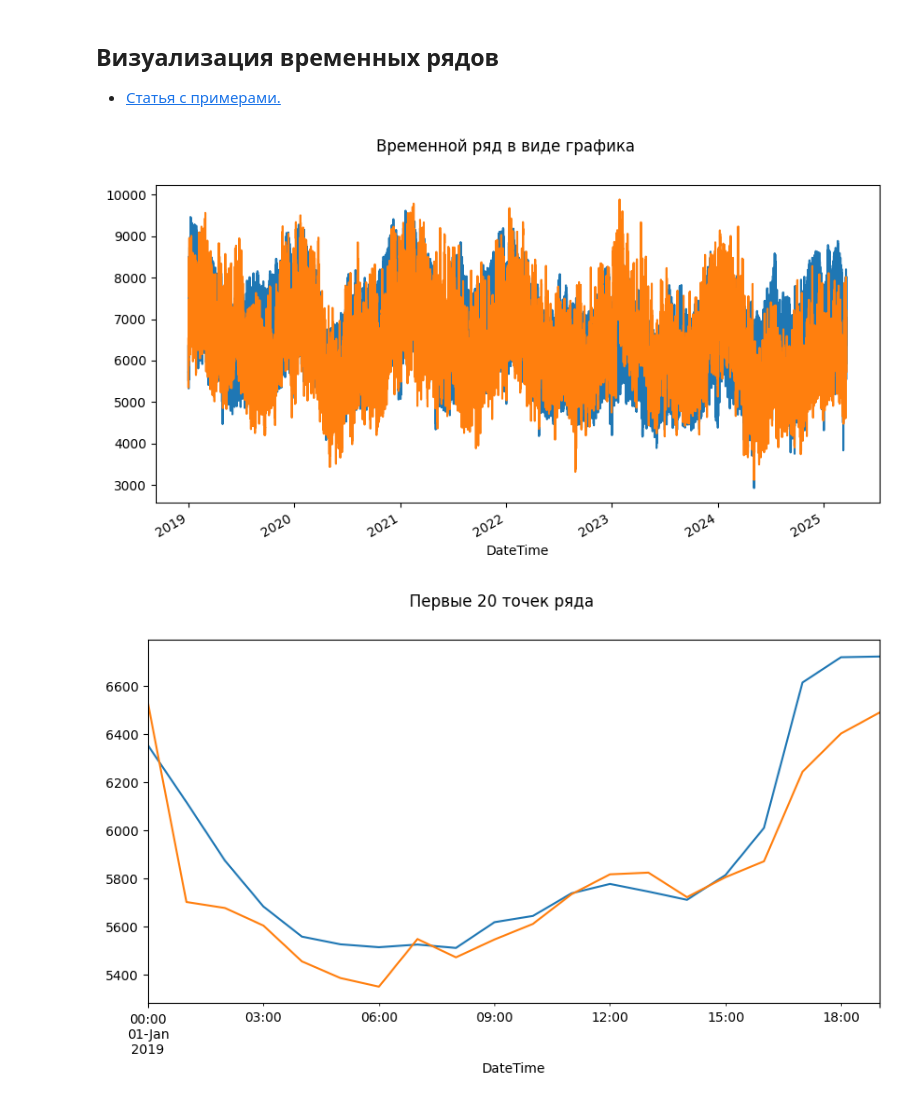
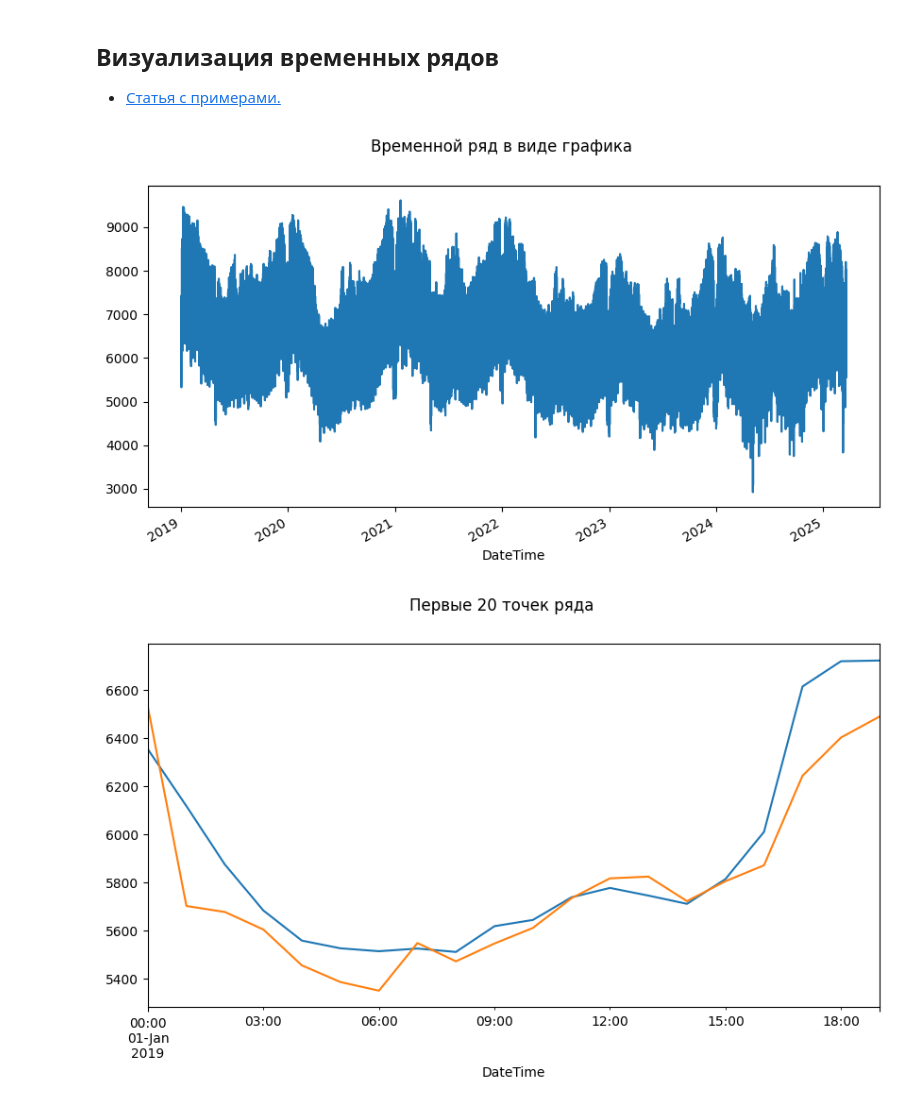
Before and after one commit to BorisLarkin/ML-BMSTU-2025, a Jupyter notebook: timeseries.ipynb, the cells around one changed output. Cells and saved outputs as stored; diff of their text form; code cells hidden in the pictures.

```diff
--- a/timeseries.ipynb
+++ b/timeseries.ipynb
@@ -124,10 +138,10 @@ Name: Consumption, dtype: int64
 # %%
 fig, ax = pyplot.subplots(1, 1, sharex='col', sharey='row', figsize=(10,5))
 fig.suptitle('Временной ряд в виде графика')
-ts_ecp.plot(ax=ax, legend=False)
+ts_ecp_cons.plot(ax=ax, legend=False)
 pyplot.show()
 # %% [output]
-[figure, old version]
+[figure, new version]
 # %%
 fig, ax = pyplot.subplots(1, 1, sharex='col', sharey='row', figsize=(10,5))
 fig.suptitle('Первые 20 точек ряда')
```
Also changed, not shown: parts of 10 cells of this notebook.
